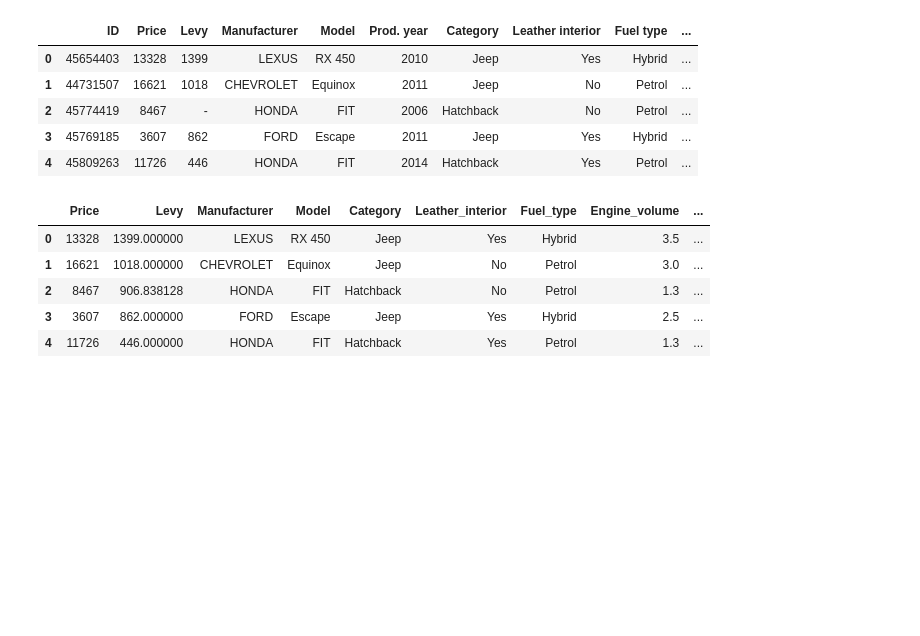
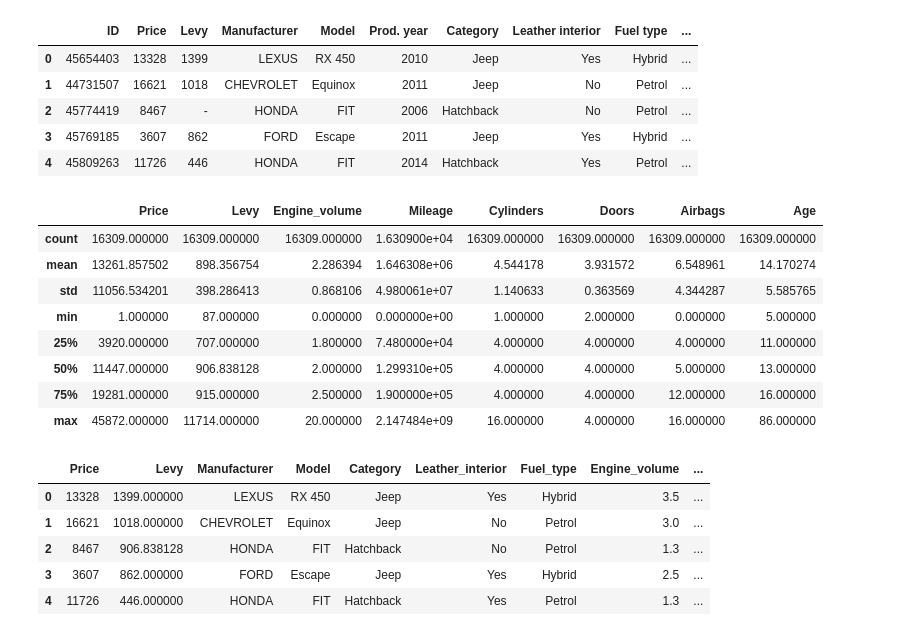
Before and after one commit to Karish-Gupta/DS502-Project, a Jupyter notebook: EDA.ipynb, the cells around one changed output. Cells and saved outputs as stored; diff of their text form; code cells hidden in the pictures; blank space fills up the shorter version.

```diff
--- a/EDA.ipynb
+++ b/EDA.ipynb
@@ -62,6 +62,18 @@ from data_utils import *
 processed_data = preprocess(original_data) # Use full dataset for data analysis
 OHE_processed_data = OHE_data(processed_data)
 X_train, y_train, X_test, y_test = split_data(OHE_processed_data) # Use train/test split data for modeling
+# %%
+processed_data.describe()
+# %% [output]
+|  | Price | Levy | Engine_volume | Mileage | Cylinders | Doors | Airbags | Age |
+| count | 16309.000000 | 16309.000000 | 16309.000000 | 1.630900e+04 | 16309.000000 | 16309.000000 | 16309.000000 | 16309.000000 |
+| mean | 13261.857502 | 898.356754 | 2.286394 | 1.646308e+06 | 4.544178 | 3.931572 | 6.548961 | 14.170274 |
+| std | 11056.534201 | 398.286413 | 0.868106 | 4.980061e+07 | 1.140633 | 0.363569 | 4.344287 | 5.585765 |
+| min | 1.000000 | 87.000000 | 0.000000 | 0.000000e+00 | 1.000000 | 2.000000 | 0.000000 | 5.000000 |
+| 25% | 3920.000000 | 707.000000 | 1.800000 | 7.480000e+04 | 4.000000 | 4.000000 | 4.000000 | 11.000000 |
+| 50% | 11447.000000 | 906.838128 | 2.000000 | 1.299310e+05 | 4.000000 | 4.000000 | 5.000000 | 13.000000 |
+| 75% | 19281.000000 | 915.000000 | 2.500000 | 1.900000e+05 | 4.000000 | 4.000000 | 12.000000 | 16.000000 |
+| max | 45872.000000 | 11714.000000 | 20.000000 | 2.147484e+09 | 16.000000 | 4.000000 | 16.000000 | 86.000000 |
 # %%
 processed_data.head()
 # %% [output]
```
Also changed, not shown: parts of 2 cells of this notebook, 2 other files.
